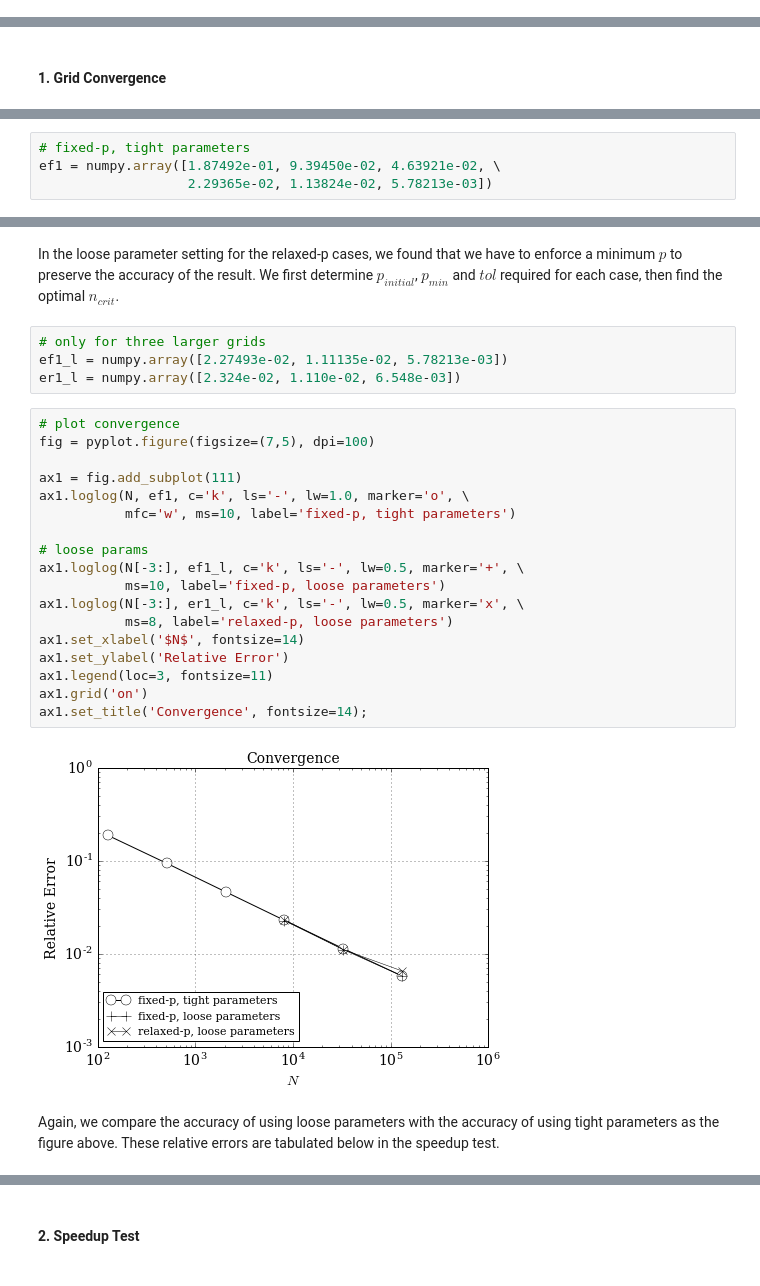
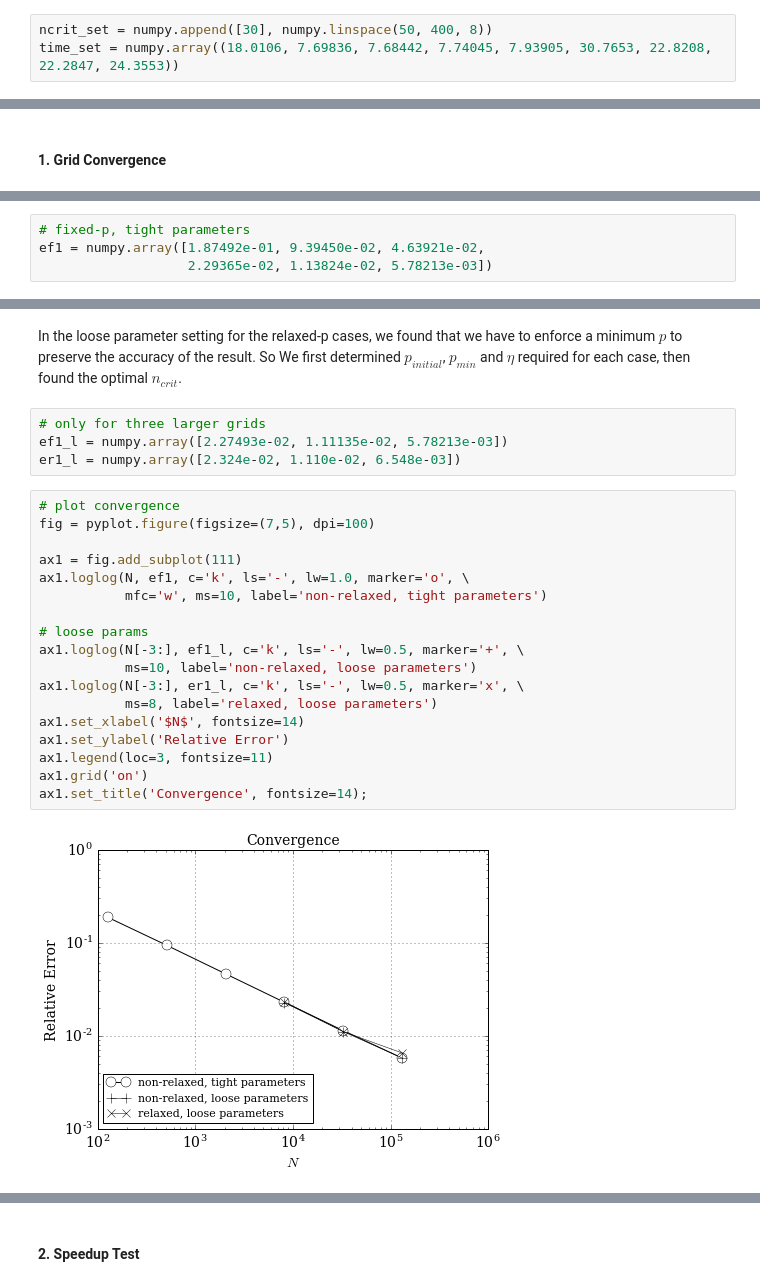
Before and after one commit to barbagroup/inexact-gmres, a Jupyter notebook: supplementary-materials/inexact-GMRES-result.ipynb, the cells around one changed output, grey strips where cells are left out. Saved outputs shown, nothing was run; the diff lists cells and outputs as text.

```diff
--- a/supplementary-materials/inexact-GMRES-result.ipynb
+++ b/supplementary-materials/inexact-GMRES-result.ipynb
@@ -28,0 +31,3 @@ Despite the fact that the hardwares are not the same (but both hexa-core CPUs),
+# %%
+ncrit_set = numpy.append([30], numpy.linspace(50, 400, 8))
+time_set = numpy.array((18.0106, 7.69836, 7.68442, 7.74045, 7.93905, 30.7653, 22.8208, 22.2847, 24.3553))
@@ -376,4 +389,4 @@ Similar to the previous section, we first use a set of tight parameters for grid
 # %%
 # fixed-p, tight parameters
-ef1 = numpy.array([1.87492e-01, 9.39450e-02, 4.63921e-02, \
+ef1 = numpy.array([1.87492e-01, 9.39450e-02, 4.63921e-02,
                    2.29365e-02, 1.13824e-02, 5.78213e-03])
@@ -401,5 +424,5 @@ As we did before, we gradually slacken $k, p, tol$ until the relative error goes
 # %% [markdown]
-In the loose parameter setting for the relaxed-p cases, we found that we have to enforce a minimum $p$ to preserve the accuracy of the result. We first determine $p_{initial}$, $p_{min}$ and $tol$ required for each case, then find the optimal $n_{crit}$.
+In the loose parameter setting for the relaxed-p cases, we found that we have to enforce a minimum $p$ to preserve the accuracy of the result. So We first determined $p_{initial}$, $p_{min}$ and $\eta$ required for each case, then found the optimal $n_{crit}$.
 # %%
 # only for three larger grids
 ef1_l = numpy.array([2.27493e-02, 1.11135e-02, 5.78213e-03])
@@ -407,22 +430,20 @@ er1_l = numpy.array([2.324e-02, 1.110e-02, 6.548e-03])
 # %%
 # plot convergence
 fig = pyplot.figure(figsize=(7,5), dpi=100)
 
 ax1 = fig.add_subplot(111)
 ax1.loglog(N, ef1, c='k', ls='-', lw=1.0, marker='o', \
-           mfc='w', ms=10, label='fixed-p, tight parameters')
+           mfc='w', ms=10, label='non-relaxed, tight parameters')
 
 # loose params
 ax1.loglog(N[-3:], ef1_l, c='k', ls='-', lw=0.5, marker='+', \
-           ms=10, label='fixed-p, loose parameters')
+           ms=10, label='non-relaxed, loose parameters')
 ax1.loglog(N[-3:], er1_l, c='k', ls='-', lw=0.5, marker='x', \
-           ms=8, label='relaxed-p, loose parameters')
+           ms=8, label='relaxed, loose parameters')
 ax1.set_xlabel('$N$', fontsize=14)
 ax1.set_ylabel('Relative Error')
 ax1.legend(loc=3, fontsize=11)
 ax1.grid('on')
 ax1.set_title('Convergence', fontsize=14);
 # %% [output]
-[figure, old version]
+[figure, new version]
-# %% [markdown]
-Again, we compare the accuracy of using loose parameters with the accuracy of using tight parameters as the figure above. These relative errors are tabulated below in the speedup test.
```
Also changed, not shown: parts of 24 cells of this notebook.
